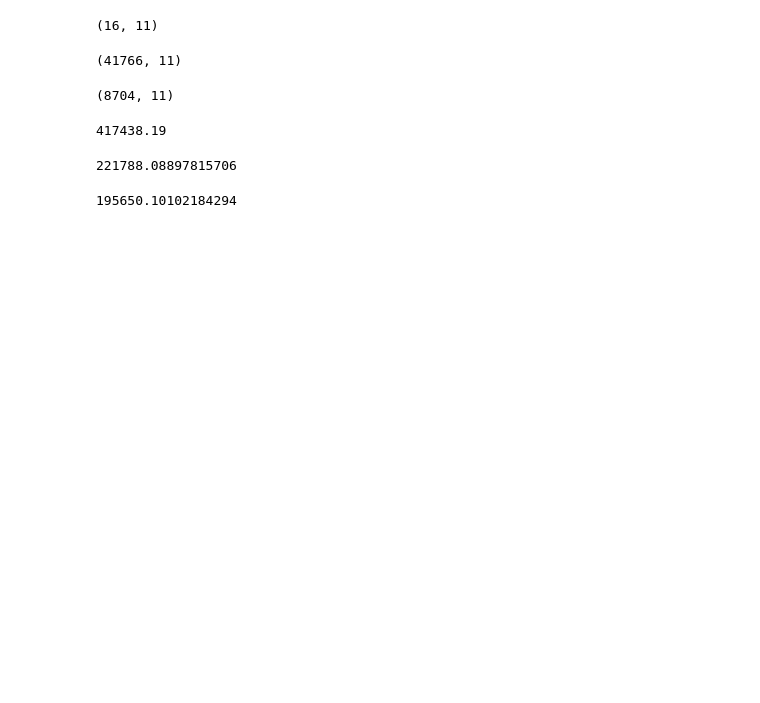
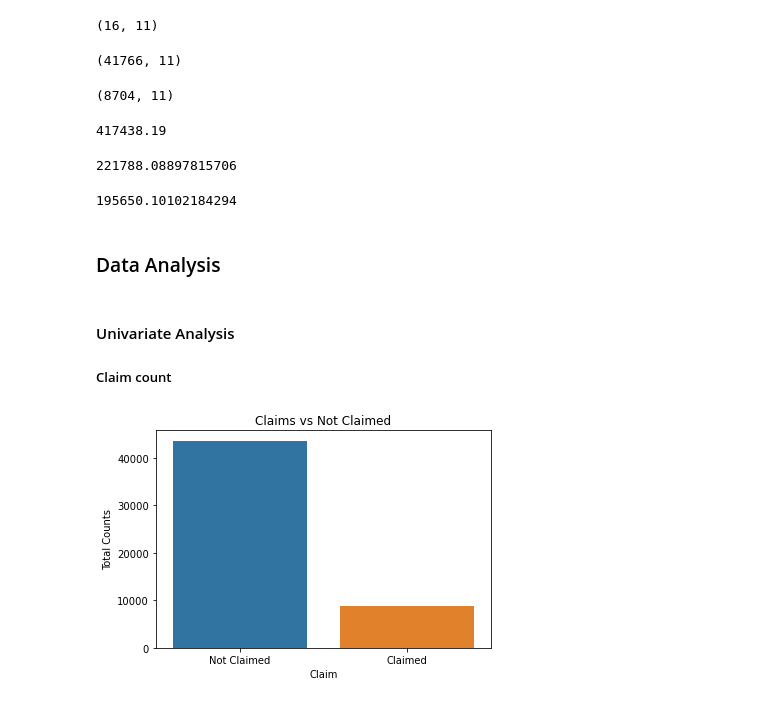
Before and after one commit to Suchitra-Majumdar/Travel_Insurance, a Jupyter notebook: code/Travel_Insurance_Data Analysis.ipynb, the cells around one changed output. Drawn from its saved outputs; the diff is of its cells as text; code cells hidden in the pictures; blank space fills up the shorter version.

Commit message:
data analysis updated

```diff
--- a/code/Travel_Insurance_Data.ipynb
+++ b/code/Travel_Insurance_Data Analysis.ipynb
@@ -206,3 +206,16 @@ df[(df['Claim']==1)]['Commision (in value)'].sum()
 417438.19 - 221788.08897815706
 # %% [output]
 195650.10102184294
+# %% [markdown]
+### Data Analysis
+# %% [markdown]
+#### Univariate Analysis
+##### Claim count
+# %%
+sns.countplot(df['Claim'])
+plt.xticks([0,1],["Not Claimed","Claimed"])
+plt.ylabel('Total Counts')
+plt.title("Claims vs Not Claimed")
+plt.show()
+# %% [output]
+[figure, added]
```
Also changed, not shown: parts of 1 cell of this notebook.
